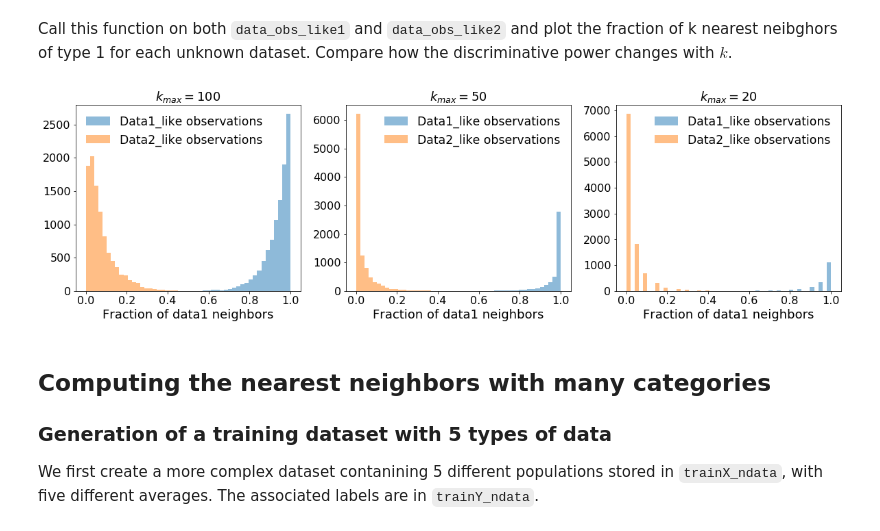
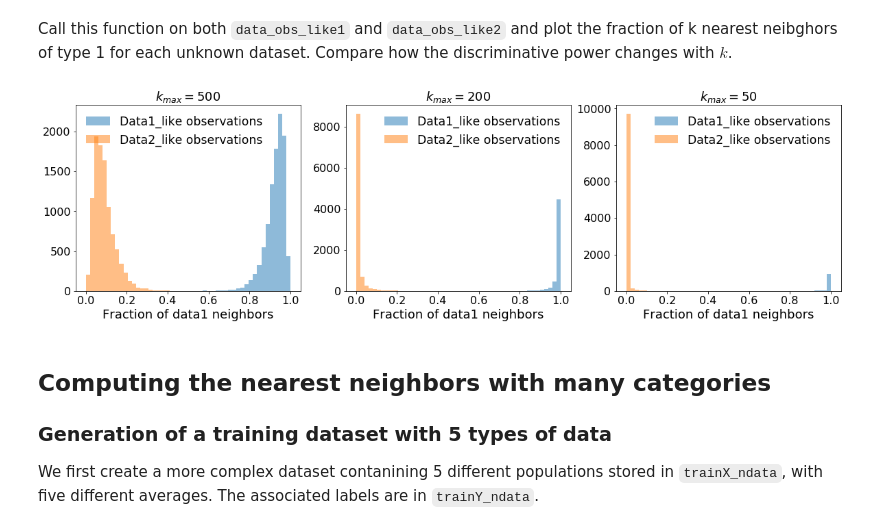
Before and after one commit to MLatCezeaux/intro_numpy, a Jupyter notebook: solutions/3-NearestNeighborAlgo-solution.ipynb, the cells around one changed output. Cells and saved outputs as stored; diff of their text form; code cells hidden in the pictures.

```diff
--- a/solutions/3-NearestNeighborAlgo-solution.ipynb
+++ b/solutions/3-NearestNeighborAlgo-solution.ipynb
@@ -25,8 +25,8 @@ The following piece of code create two reference dataset (*training*) containing
 # %%
 # Generation of two (training) datasets of 10e6 observations contanining 25 features each
 Nobs = 1000000
-trainX1 = 5.0*np.random.randn(Nobs,25) - 2.5
-trainX2 = 5.0*np.random.randn(Nobs,25) + 2.5
+trainX1 = 5.0*np.random.randn(Nobs,25) - 3.5
+trainX2 = 5.0*np.random.randn(Nobs,25) + 3.5
 # %% [markdown]
 Since our training dataset is known, it can be useful to consider labels associated to each event. This label is the property we might want to predict for a new, unknown observation. We decide to label `trainX1` with `1` and `trainX2` with `2`:
 # %%
@@ -207,8 +239,8 @@ def get_kNN_data(dataX, trainX, trainY, kmax=500):
 ### Generation of unknown pseudo-data
 # %%
 # Generate pseudo data like data1 and data2
-data_obs_like1 = 3*np.random.randn(10000, 25) - 2
-data_obs_like2 = 3*np.random.randn(10000, 25) + 2
+data_obs_like1 = 3*np.random.randn(10000, 25) - 2.5
+data_obs_like2 = 3*np.random.randn(10000, 25) + 2.5
 # %% [markdown]
 ### Memory limit - lazy *v.s* eager learner
 
@@ -231,35 +263,35 @@ def run_get_kNN(dataX, trainX, trainY, k=100, ntrain=1000):
 Call this function on both `data_obs_like1` and `data_obs_like2` and plot the fraction of k nearest neibghors of type 1 for each unknown dataset. Compare how the discriminative power changes with $k$.
 # %%
 # Compute the number of kNN for training1, training2
-kmax = 200
+kmax = 500
 obs1_N1, obs1_N2 = run_get_kNN(data_obs_like1, trainX, trainY, k=kmax)
 obs2_N1, obs2_N2 = run_get_kNN(data_obs_like2, trainX, trainY, k=kmax)
 # %%
 style = {'bins': np.linspace(0, 1, 50), 'alpha': 0.5}
 plt.figure(figsize=(20, 5))
 
 plt.subplot(131)
 plt.hist(obs1_N1[:, -1]/kmax, **style, label='Data1_like observations')
 plt.hist(obs2_N1[:, -1]/kmax, **style, label='Data2_like observations');
 plt.xlabel('Fraction of data1 neighbors')
-plt.title('$k_{max}=100$')
+plt.title('$k_{max}=500$')
 plt.legend();
 
 plt.subplot(132)
+plt.hist(obs1_N1[:, 200]/200, **style, label='Data1_like observations')
+plt.hist(obs2_N1[:, 200]/200, **style, label='Data2_like observations');
+plt.xlabel('Fraction of data1 neighbors')
+plt.title('$k_{max}=200$')
+plt.legend();
+
+plt.subplot(133)
 plt.hist(obs1_N1[:, 50]/50, **style, label='Data1_like observations')
 plt.hist(obs2_N1[:, 50]/50, **style, label='Data2_like observations');
 plt.xlabel('Fraction of data1 neighbors')
 plt.title('$k_{max}=50$')
 plt.legend();
-
-plt.subplot(133)
-plt.hist(obs1_N1[:, 20]/20, **style, label='Data1_like observations')
-plt.hist(obs2_N1[:, 20]/20, **style, label='Data2_like observations');
-plt.xlabel('Fraction of data1 neighbors')
-plt.title('$k_{max}=20$')
-plt.legend();
 # %% [output]
-[figure, old version]
+[figure, new version]
 # %% [markdown]
 ## Computing the nearest neighbors with many categories
 
```
Also changed, not shown: parts of 10 cells of this notebook.
